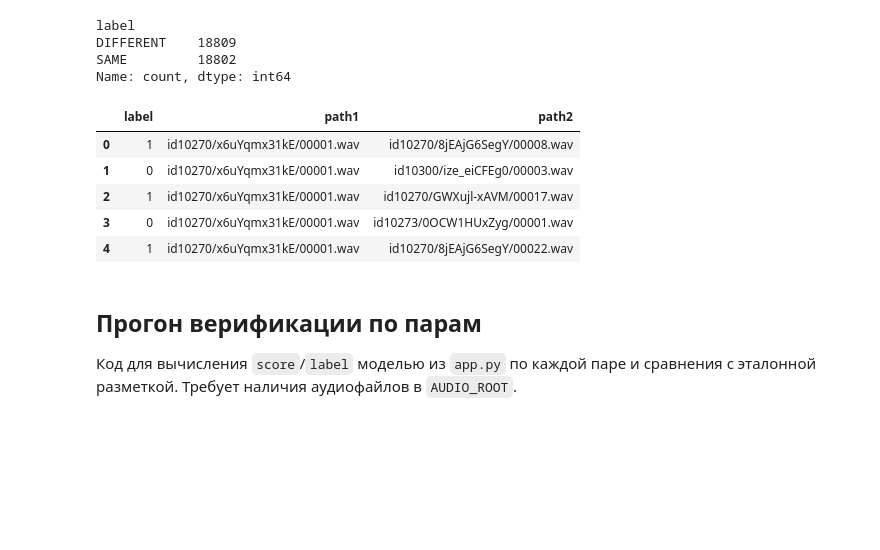
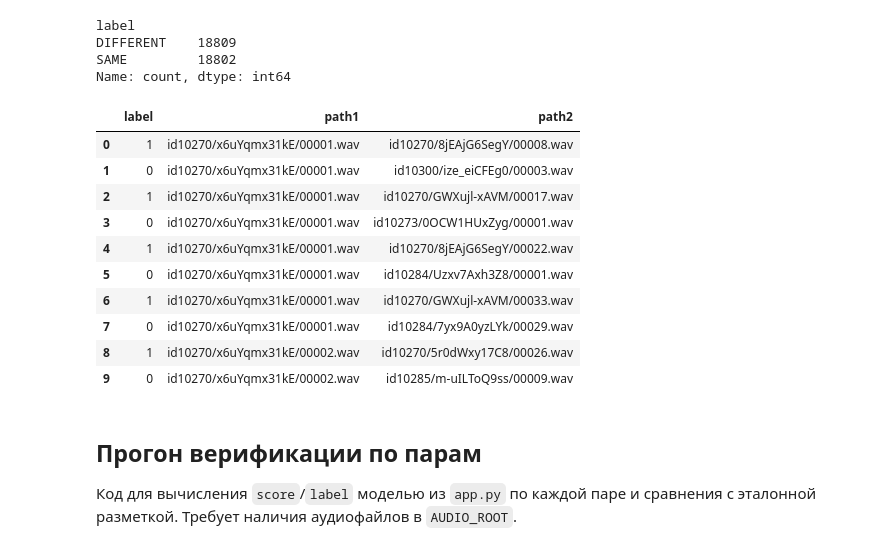
Before and after one commit to Artyom112/mia_task, a Jupyter notebook: validation.ipynb, the cells around one changed output. Saved outputs shown, nothing was run; the diff lists cells and outputs as text; code cells hidden in the pictures; blank space fills up the shorter version.

```diff
--- a/validation.ipynb
+++ b/validation.ipynb
@@ -30,14 +30,19 @@ DIFFERENT    18809
 SAME         18802
 Name: count, dtype: int64
 # %%
-pairs.head()
+pairs.head(10)
 # %% [output]
 |  | label | path1 | path2 |
 | 0 | 1 | id10270/x6uYqmx31kE/00001.wav | id10270/8jEAjG6SegY/00008.wav |
 | 1 | 0 | id10270/x6uYqmx31kE/00001.wav | id10300/ize_eiCFEg0/00003.wav |
 | 2 | 1 | id10270/x6uYqmx31kE/00001.wav | id10270/GWXujl-xAVM/00017.wav |
 | 3 | 0 | id10270/x6uYqmx31kE/00001.wav | id10273/0OCW1HUxZyg/00001.wav |
 | 4 | 1 | id10270/x6uYqmx31kE/00001.wav | id10270/8jEAjG6SegY/00022.wav |
+| 5 | 0 | id10270/x6uYqmx31kE/00001.wav | id10284/Uzxv7Axh3Z8/00001.wav |
+| 6 | 1 | id10270/x6uYqmx31kE/00001.wav | id10270/GWXujl-xAVM/00033.wav |
+| 7 | 0 | id10270/x6uYqmx31kE/00001.wav | id10284/7yx9A0yzLYk/00029.wav |
+| 8 | 1 | id10270/x6uYqmx31kE/00002.wav | id10270/5r0dWxy17C8/00026.wav |
+| 9 | 0 | id10270/x6uYqmx31kE/00002.wav | id10285/m-uILToQ9ss/00009.wav |
 # %% [markdown]
 ## Прогон верификации по парам
 
```
Also changed, not shown: parts of 5 cells of this notebook, 1 other file.
